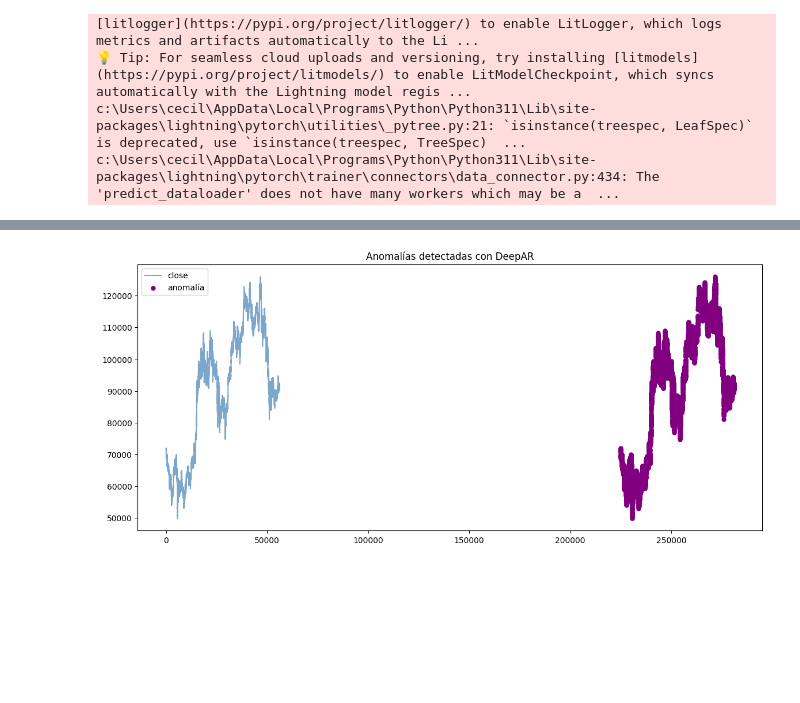
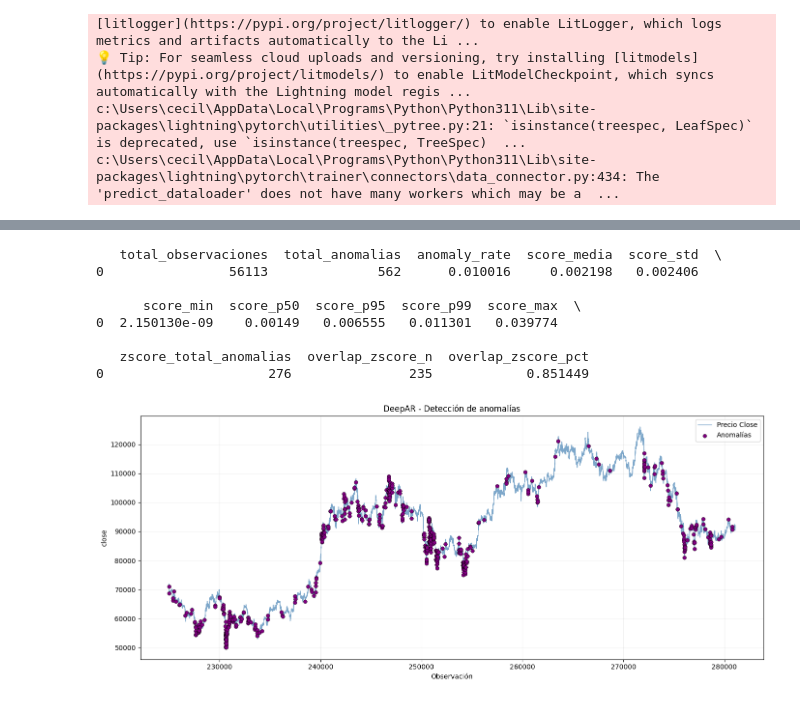
Before and after one commit to treviom90/Anomaly-Detection-in-Crypto, a Jupyter notebook: 10DeepAR.ipynb, the cells around one changed output, grey strips where cells are left out. Saved outputs shown, nothing was run; the diff lists cells and outputs as text; code cells hidden in the pictures; blank space fills up the shorter version.

Commit message:
metrics

```diff
--- a/10DeepAR.ipynb
+++ b/10DeepAR.ipynb
@@ -265,9 +476,10 @@ c:\Users\cecil\AppData\Local\Programs\Python\Python311\Lib\site-packages\lightni
 # %%
-df_scored_deepar = score_deepar_anomalies(
-    model=deepar_model,
-    dataset=val_ds,
-    df_full=df_deepar,
-    target="log_return"
+df_scored_deepar, thr_deepar = score_deepar_anomalies(
+    deepar_model,
+    val_ds,
+    df_deepar,
+    target="log_return",
+    contamination=0.01
 )
 # %% [output]
 GPU available: False, used: False
@@ -279,12 +510,30 @@ c:\Users\cecil\AppData\Local\Programs\Python\Python311\Lib\site-packages\lightni
+# %%
+metrics_deepAR = evaluar_modelo(
+    df_result=df_scored_deepar,
+    anomaly_col='anomaly_deepar',
+    score_col='deepar_score',
+    zscore_col="anomaly_simple"
+)
+
+print(metrics_deepAR)
+# %% [output]
+   total_observaciones  total_anomalias  anomaly_rate  score_media  score_std  \
+0                56113              562      0.010016     0.002198   0.002406
+
+      score_min  score_p50  score_p95  score_p99  score_max  \
+0  2.150130e-09    0.00149   0.006555   0.011301   0.039774
+
+   zscore_total_anomalias  overlap_zscore_n  overlap_zscore_pct
+0                     276               235            0.851449
 # %%
-plot_close_anomalies(
+plot_model_anomalies(
     df_scored_deepar,
-    close_col="close",
     anomaly_col="anomaly_deepar",
-    title="Anomalías detectadas con DeepAR"
+    title="DeepAR - Detección de anomalías",
+    anomaly_color="purple"
 )
 # %% [output]
-[figure, old version]
+[figure, new version]
 # %%
 plot_deepar_interval_anomalies(df_scored_deepar)
 # %% [output]
```
Also changed, not shown: parts of 13 cells of this notebook, 15 other files.
